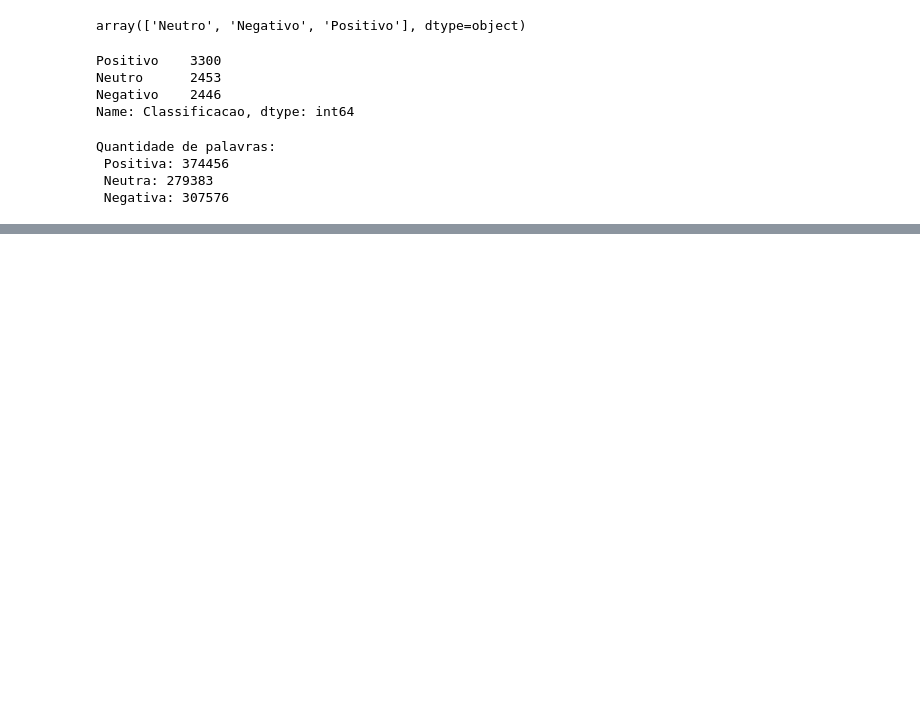
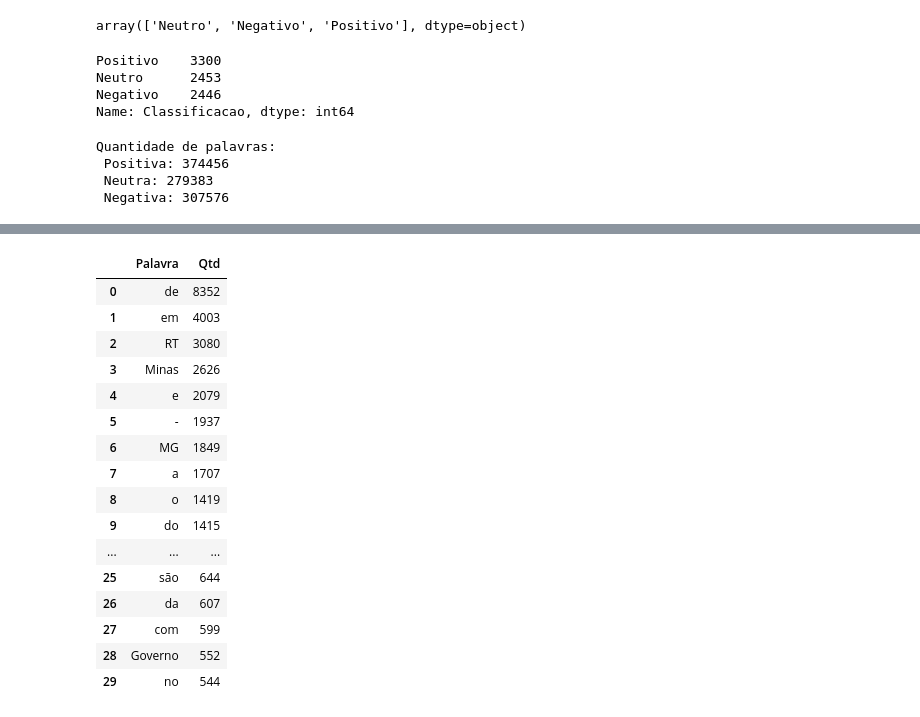
Before and after one commit to JansRodriguez/Analise_de_sentimento-mineracao_de_texto, a Jupyter notebook: AnaliseSentimento.ipynb, the cells around one changed output, grey strips where cells are left out. Drawn from its saved outputs; the diff is of its cells as text; code cells hidden in the pictures; blank space fills up the shorter version.

```diff
--- a/AnaliseSentimento.ipynb
+++ b/AnaliseSentimento.ipynb
@@ -402,0 +452,3 @@ Quantidade de palavras:
+# %%
+#Quebra as frases
+quebraFrases = base_dados['Text'].apply(lambda Texto : str(Texto).split())
@@ -402,0 +469,7 @@ Quantidade de palavras:
+# %%
+## CRIANDO O RANK DE PALAVRAS
+dadosRank = Counter(
+    [item for sublista in quebraFrases for item in sublista]
+)
+
+dadosRank
@@ -402,0 +494,26 @@ Quantidade de palavras:
+# %%
+##TABELA PARA RANKEAR E CRIAR GRAFICOS DE DISTRIBUIÇÃO
+tabQuantidade = pd.DataFrame(dadosRank.most_common(30))
+
+## CRIANDO AS COLUNAS PARA A TABELA
+tabQuantidade.columns = ['Palavra', 'Qtd']
+
+tabQuantidade
+# %% [output]
+|  | Palavra | Qtd |
+| 0 | de | 8352 |
+| 1 | em | 4003 |
+| 2 | RT | 3080 |
+| 3 | Minas | 2626 |
+| 4 | e | 2079 |
+| 5 | - | 1937 |
+| 6 | MG | 1849 |
+| 7 | a | 1707 |
+| 8 | o | 1419 |
+| 9 | do | 1415 |
+| ... | ... | ... |
+| 25 | são | 644 |
+| 26 | da | 607 |
+| 27 | com | 599 |
+| 28 | Governo | 552 |
+| 29 | no | 544 |
```
Also changed, not shown: parts of 9 cells of this notebook.
